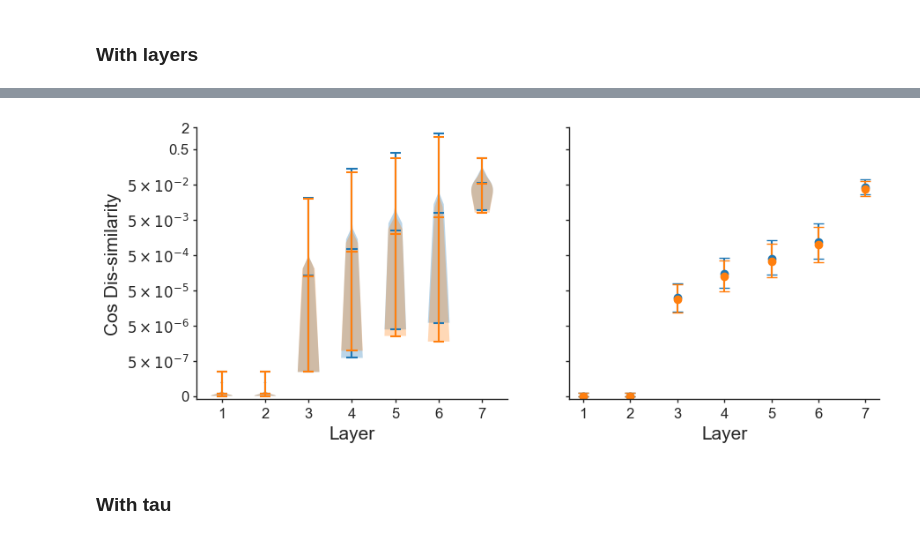
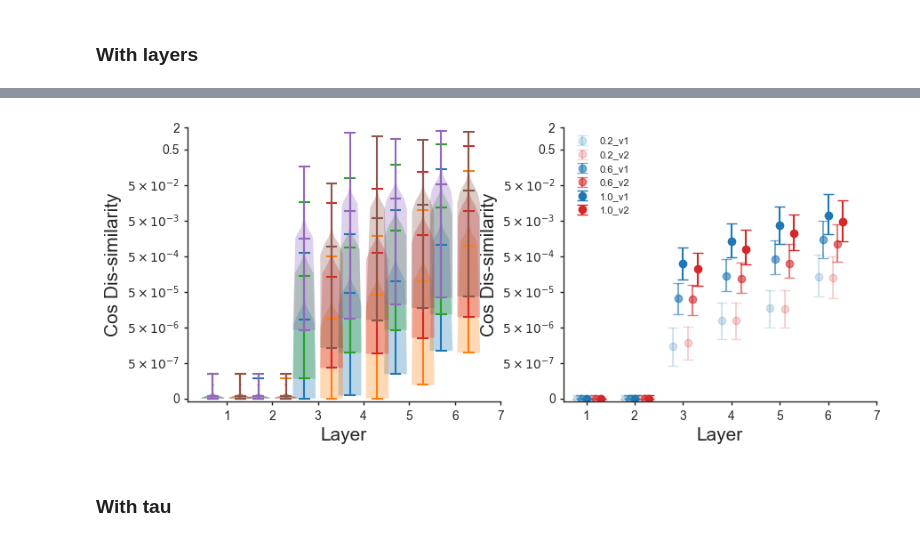
Before and after one commit to Baskin-LIU/Kernel-Propagation, a Jupyter notebook: Experiments/MNIST1D.ipynb, the cells around one changed output, grey strips where cells are left out. Saved outputs shown, nothing was run; the diff lists cells and outputs as text; code cells hidden in the pictures.

```diff
--- a/Experiments/MNIST1D.ipynb
+++ b/Experiments/MNIST1D.ipynb
@@ -150,15 +150,18 @@ dict_keys(['x', 'x_test', 'y', 'y_test', 't', 'templates'])
 # %%
 Method = 'KP'
 # init network and optimizer
-
+train_config["update_times"] = 3
 if Method=='BPTT':
     model = buildNetCompare(model_config, general_config, neurontype=Method).to(device)
     train_fn = train_batch_BPTT
     factor = 0.75
     adam_beta = (0.9, 0.999)
 else:
-    #train_fn = train_batch_delay
-    train_fn = train_batch_periodic(update_timing = [180, 359])
+    if train_config["update_times"]>1:
+        update_timing = n_steps-np.linspace(0, n_steps, num=train_config["update_times"], endpoint=False, dtype=np.int16)-1
+        train_fn = train_batch_periodic(update_timing = update_timing)
+    else:
+        train_fn = train_batch_delay
     factor = 0.75
     adam_beta = (0.8, 0.995)
     if Method=='KP':
@@ -637,81 +653,36 @@ for i in range(nLP):
 # %%
-CosDisSimW = []
-for i in range(nLP):
-    CosDisSimW.append(np.clip(1-CosSimW_record[nLP-i-1], 5e-8, 2))
+fig, axs = plt.subplots(1, 2, figsize=(10, 4))
 
-fig, axs = plt.subplots(1, 2, figsize=(10, 4), sharey=True)
-axs[0].set_yscale("log")
+for i, rho_scale in enumerate(Rho_scales):
+    CosDisSimW, CosDisSimW2 = [], []
+    for j in range(nLP-1):
+        CosDisSimW.append(np.clip(1-CosSimW[i][nLP-j-1], 5e-8, 2))
+        CosDisSimW2.append(np.clip(1-CosSimW2[i][nLP-j-1], 5e-8, 2))
+    plotCosDis(CosDisSimW, rho_scale, v=1, num=nLP-1)
+    plotCosDis(CosDisSimW2, rho_scale, v=2, num=nLP-1)
 
-axs[0].violinplot(CosDisSimW[:], showmeans=True)
-axs[0].set_ylim(4e-8, 1)
-axs[0].set_ylabel("Cos Dis-similarity", fontsize=15)
-axs[0].set_xlabel("Layer", fontsize=15)
-axs[0].set_yticks([5e-8, 5e-7, 5e-6, 5e-5, 5e-4, 5e-3, 5e-2, 5e-1, 2],
-                  [0, r"$5\times 10^{-7}$", r"$5\times 10^{-6}$", r"$5\times 10^{-5}$",
-                   r"$5\times 10^{-4}$", r"$5\times 10^{-3}$", r"$5\times 10^{-2}$",  0.5, 2])
-axs[0].tick_params(axis='both', which='major', labelsize=12)
-axs[0].set_xticks(np.arange(1, nLP+1), np.arange(nLP)+1)
+for i in range(2):
+    axs[i].set_yscale("log")
+    axs[i].set_ylim(4e-8, 1)
+    axs[i].set_ylabel("Cos Dis-similarity", fontsize=15)
+    axs[i].set_xlabel("Layer", fontsize=15)
+    axs[i].set_xlabel("Layer", fontsize=15)
+    axs[i].spines['top'].set_visible(False)
+    axs[i].spines['right'].set_visible(False)
+    axs[i].tick_params(axis='both', which='major', labelsize=10)
+    axs[i].set_yticks([5e-8, 5e-7, 5e-6, 5e-5, 5e-4, 5e-3, 5e-2, 5e-1, 2],
+                      [0, r"$5\times 10^{-7}$", r"$5\times 10^{-6}$", r"$5\times 10^{-5}$",
+                       r"$5\times 10^{-4}$", r"$5\times 10^{-3}$", r"$5\times 10^{-2}$",  0.5, 2])
 
-means = []
-low = []
-high = []
 
-for i in range(nLP):
-    d = CosDisSimW[i].flatten()
-
-    med = np.median(d)
-    p25 = np.percentile(d, 25)
-    p75 = np.percentile(d, 75)
-
-    means.append(med)
-    low.append(med - p25)
-    high.append(p75 - med)
-
-axs[1].errorbar(
-    range(nLP),
-    means,
-    yerr=[low, high],
-    fmt='o',
-    capsize=4
-)
-
-means = []
-low = []
-high = []
-CosDisSimW2 = []
-for i in range(nLP):
-    CosDisSimW2.append(np.clip(1-CosSimW2_record[nLP-i-1], 5e-8, 2))
-    d = CosDisSimW2[i].flatten()
-
-    med = np.median(d)
-    p25 = np.percentile(d, 25)
-    p75 = np.percentile(d, 75)
-
-    means.append(med)
-    low.append(med - p25)
-    high.append(p75 - med)
-
-axs[0].violinplot(CosDisSimW2[:], showmeans=True)
-axs[1].errorbar(
-    range(nLP),
-    means,
-    yerr=[low, high],
-    fmt='o',
-    capsize=4
-)
-
-axs[1].tick_params(axis='both', which='major', labelsize=12)
+axs[0].set_xticks(np.arange(nLP), np.arange(nLP)+1)
 axs[1].set_xticks(np.arange(nLP), np.arange(nLP)+1)
-axs[1].set_xlabel("Layer", fontsize=15)
-axs[0].spines['top'].set_visible(False)
-axs[0].spines['right'].set_visible(False)
-axs[1].spines['top'].set_visible(False)
-axs[1].spines['right'].set_visible(False)
+axs[1].legend()
 
 plt.savefig('../Figures/GradCosSimLayer.png')
 plt.show()
 # %% [output]
-[figure, old version]
+[figure, new version]
 # %% [markdown]
 ### With tau
 # %%
```
Also changed, not shown: parts of 5 cells of this notebook, 6 other files.
